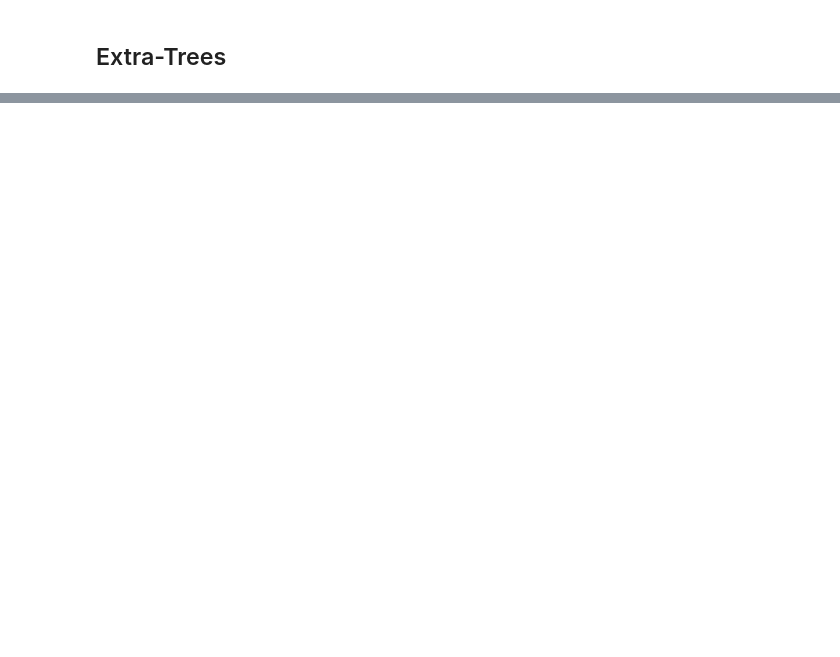
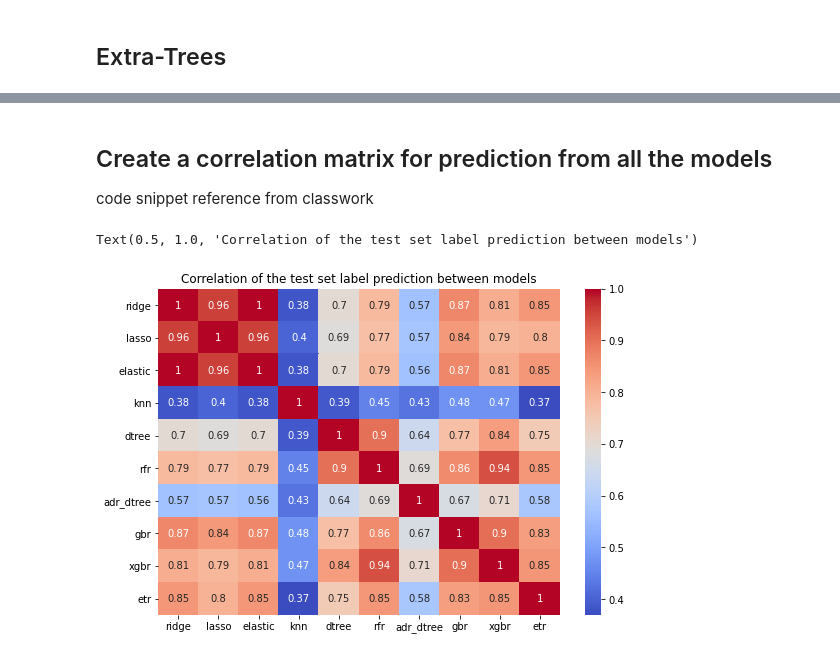
Before and after one commit to rajadevineni/Applied_ML_Coding_Exam1, a Jupyter notebook: Exam_1_Drive_copy.ipynb, the cells around one changed output, grey strips where cells are left out. Drawn from its saved outputs; the diff is of its cells as text; code cells hidden in the pictures; blank space fills up the shorter version.

```diff
--- a/Exam_1_Drive_copy.ipynb
+++ b/Exam_1_Drive_copy.ipynb
@@ -438,9 +743,9 @@ Test score is -684.5298344240996
 from  sklearn.ensemble import ExtraTreesRegressor
 etr= ExtraTreesRegressor(random_state=42)
 etr_param = {
-    'n_estimators': [200, 500,1000],
+    'n_estimators': [50,100,150],
     'max_features': ['auto', 'sqrt', 'log2'],
-    'max_depth' : [6,7,8,9,10,11,12,13]
+    'max_depth' : range(2,10,2)
 }
 etr_grid = GridSearchCV(etr, etr_param,cv=5, return_train_score=True,  scoring='neg_mean_absolute_error' )
 etr_grid.fit(X_train,y_train)
@@ -473,0 +815,13 @@ print(f'Test score is {bag_dtree_grid.score(X_test,y_test)}')
+# %%
+#code snippet reference from classwork
+
+results_mean_std = []
+for  key, value in classifiers.items():
+    mean = value.cv_results_['mean_test_score'][value.best_index_]
+    std=value.cv_results_['std_test_score'][value.best_index_]
+
+    results_mean_std.append({
+        "model": key,
+        "mean": mean,
+        "std": std
+    })
@@ -473,0 +848,27 @@ print(f'Test score is {bag_dtree_grid.score(X_test,y_test)}')
+# %%
+# Create a prediction of all models on the test set
+predictions_all = {}
+for  key, value in classifiers.items():
+    # Get best estimator
+    best_model = value.best_estimator_
+
+    # Predict test labels
+    predictions = best_model.predict(X_test)
+
+    # Save predictions to a list
+    predictions_all[key] = predictions
+# %% [markdown]
+## Create a correlation matrix for prediction from all the models
+
+code snippet reference from classwork
+# %%
+# Creat a DataFrame for the predictions
+pred = pd.DataFrame(predictions_all)
+# %%
+# Plot a heatmap of all correlations for easier visualization
+fig, ax = plt.subplots(nrows=1, ncols=1, figsize=(9,6))
+g = sns.heatmap(pred.corr(), annot=True, cmap='coolwarm', ax=ax)
+g.set_title('Correlation of the test set label prediction between models')
+# %% [output]
+Text(0.5, 1.0, 'Correlation of the test set label prediction between models')
+[figure, added]
```
Also changed, not shown: parts of 65 cells of this notebook.
